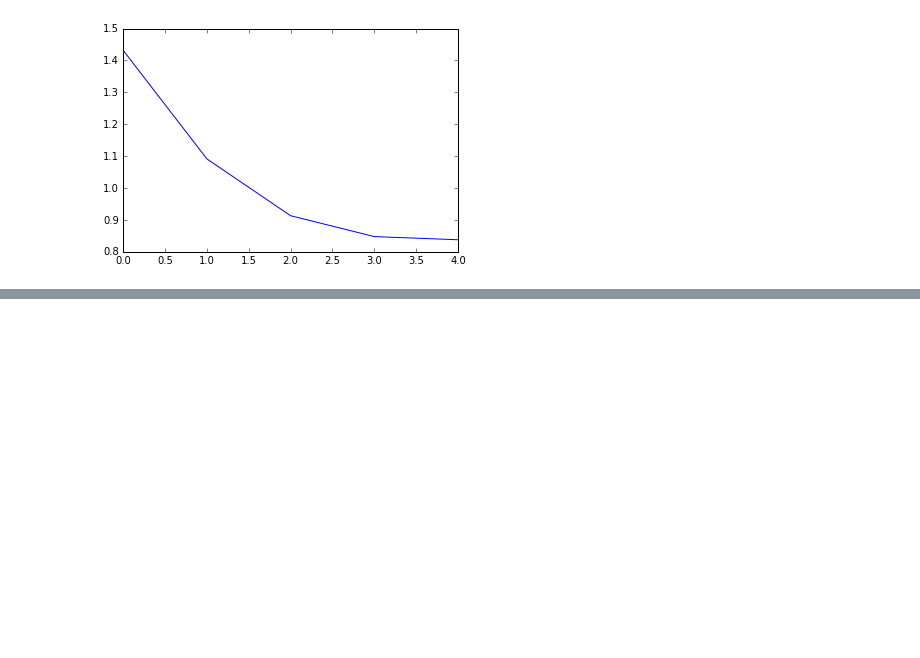
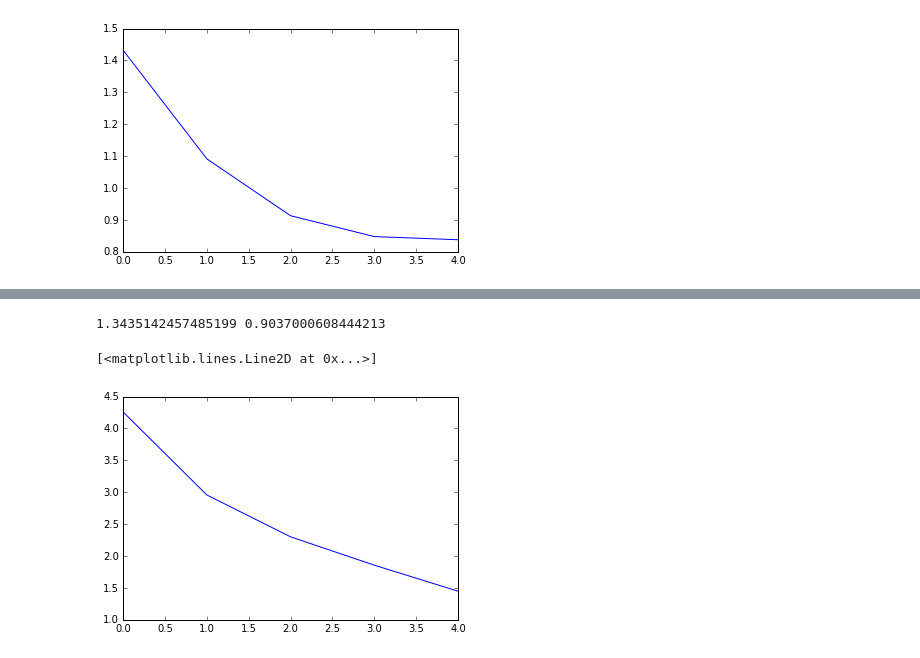
Before and after one commit to cgpadwick/keras, a Jupyter notebook: notebooks/sgd-demo.ipynb, the cells around one changed output, grey strips where cells are left out. Cells and saved outputs as stored; diff of their text form; code cells hidden in the pictures; blank space fills up the shorter version.

```diff
--- a/notebooks/sgd-demo.ipynb
+++ b/notebooks/sgd-demo.ipynb
@@ -217,0 +227,18 @@ plot_solution(solutions[-1])
+# %%
+# now let's use keras to try to fit the function with a neural net.
+from keras import models
+from keras import layers
+
+x = np.arange(-2, 2, 0.01)
+y = fn(x)
+
+train_data = x
+train_targets = y
+
+model = models.Sequential()
+model.add(layers.Dense(64, activation='relu',
+                       input_shape=(1,)))
+model.add(layers.Dense(64, activation='relu'))
+model.add(layers.Dense(1))
+model.compile(optimizer='sgd', loss='mse', metrics=['mae'])
+print model.summary()
@@ -217,0 +260,2 @@ plot_solution(solutions[-1])
+# %%
+history = model.fit(train_data, train_targets, epochs=5, batch_size=5)
@@ -217,0 +273,11 @@ plot_solution(solutions[-1])
+# %%
+val_mse, val_mae = model.evaluate(train_data, train_targets, verbose=0)
+print val_mse, val_mae
+# %% [output]
+1.3435142457485199 0.9037000608444213
+# %%
+# Plot the training loss
+plt.plot(history.history['loss'])
+# %% [output]
+[<matplotlib.lines.Line2D at 0x...>]
+[figure, added]
```
Also changed, not shown: parts of 20 cells of this notebook.
